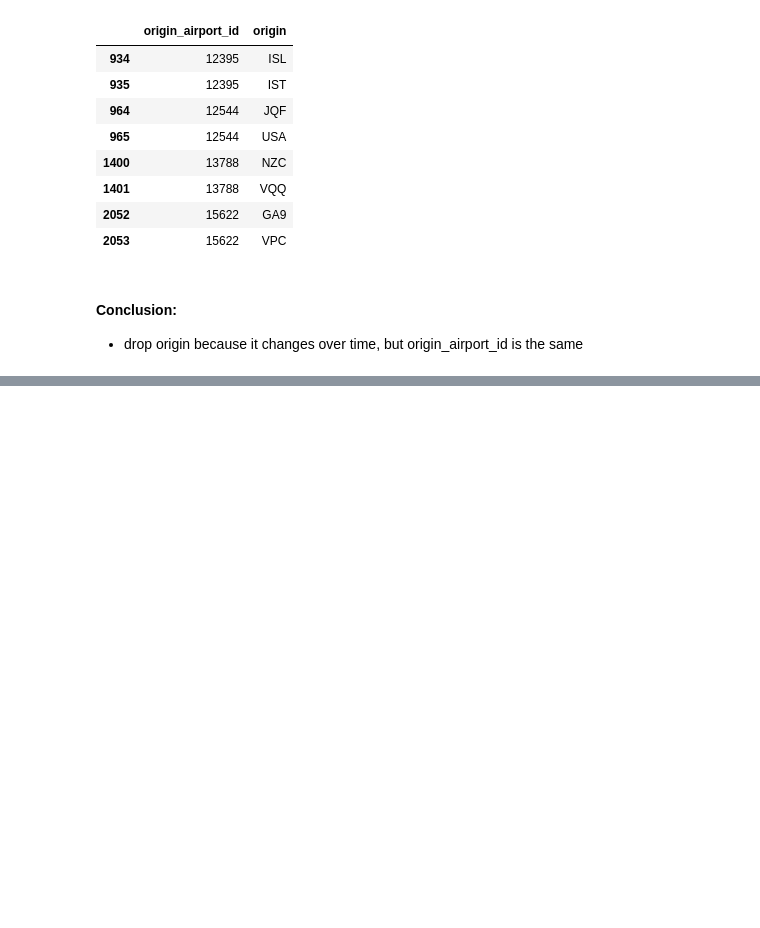
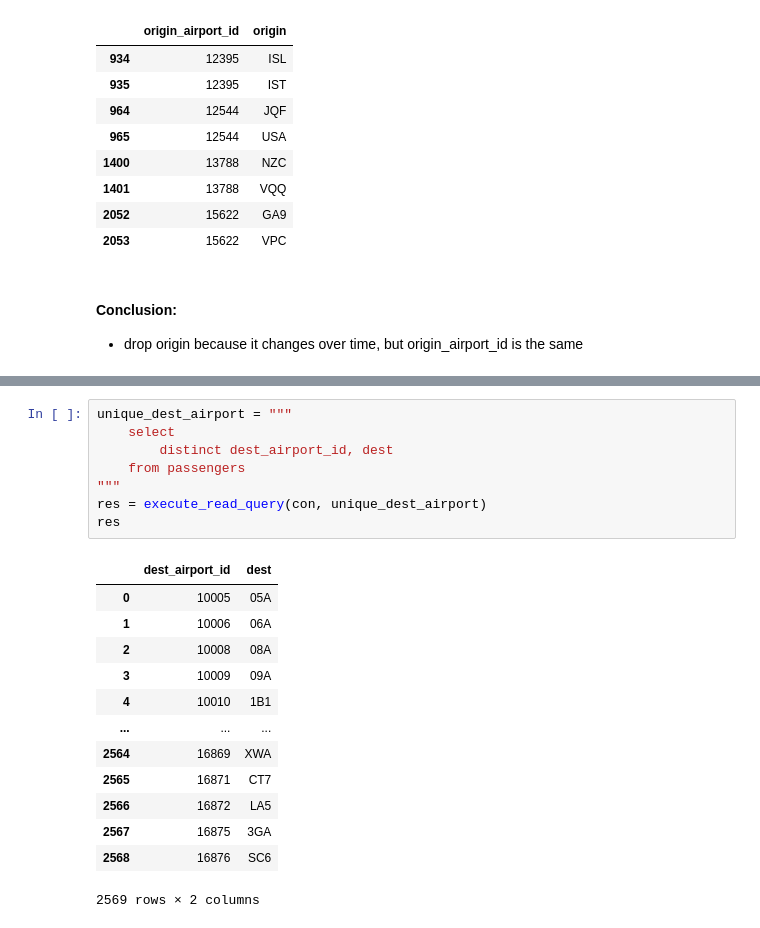
Before and after one commit to GailB-ca/lighthouse-mid-term-project, a Jupyter notebook: Explore_Passengers.ipynb, the cells around one changed output, grey strips where cells are left out. Drawn from its saved outputs; the diff is of its cells as text; blank space fills up the shorter version.

```diff
--- a/Explore_Passengers.ipynb
+++ b/Explore_Passengers.ipynb
@@ -209,0 +216,22 @@ count_dest	2567
+# %%
+unique_dest_airport = """
+    select
+        distinct dest_airport_id, dest
+    from passengers
+"""
+res = execute_read_query(con, unique_dest_airport)
+res
+# %% [output]
+|  | dest_airport_id | dest |
+| 0 | 10005 | 05A |
+| 1 | 10006 | 06A |
+| 2 | 10008 | 08A |
+| 3 | 10009 | 09A |
+| 4 | 10010 | 1B1 |
+| ... | ... | ... |
+| 2564 | 16869 | XWA |
+| 2565 | 16871 | CT7 |
+| 2566 | 16872 | LA5 |
+| 2567 | 16875 | 3GA |
+| 2568 | 16876 | SC6 |
+2569 rows × 2 columns
```
Also changed, not shown: parts of 9 cells of this notebook, 2 other files.
